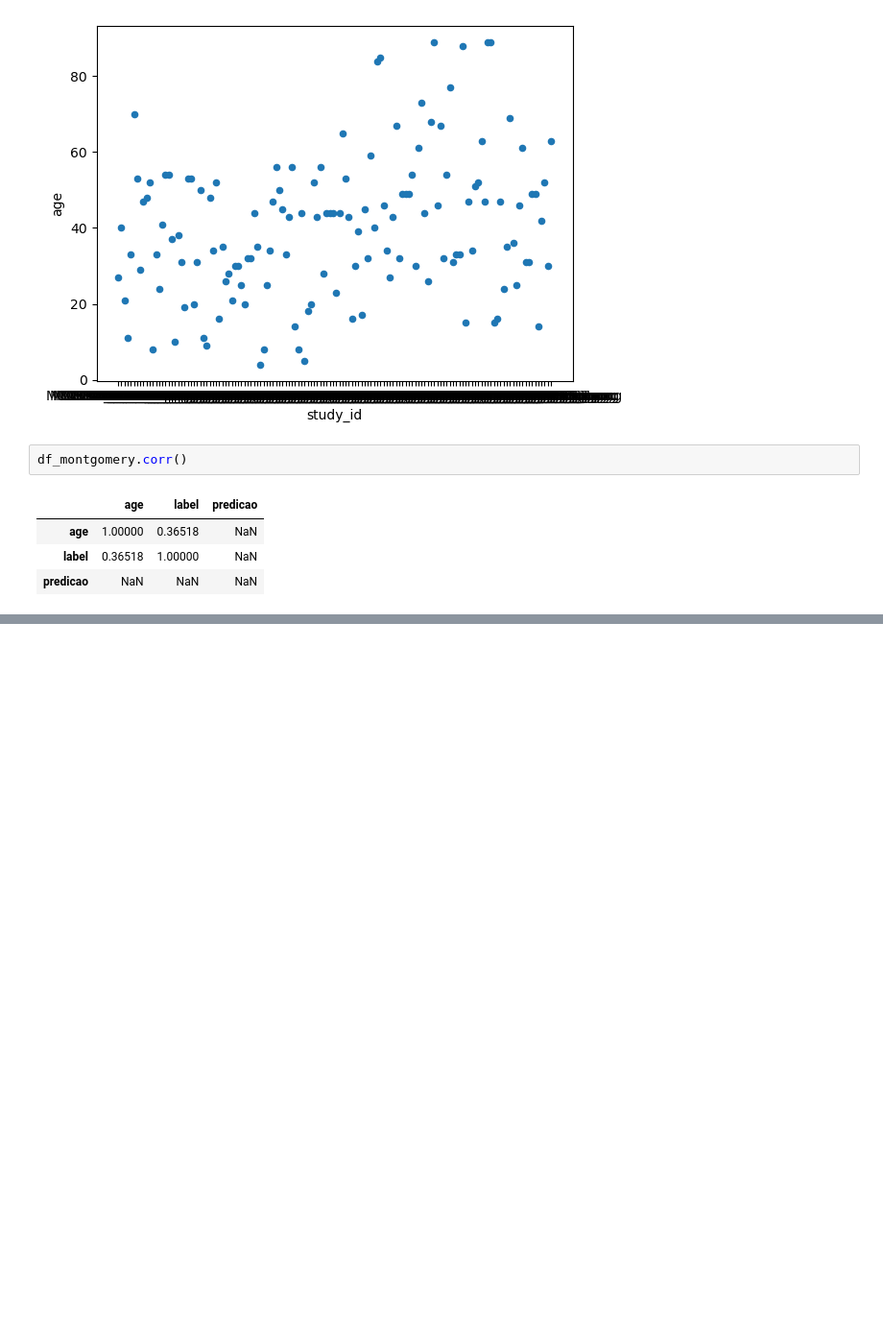
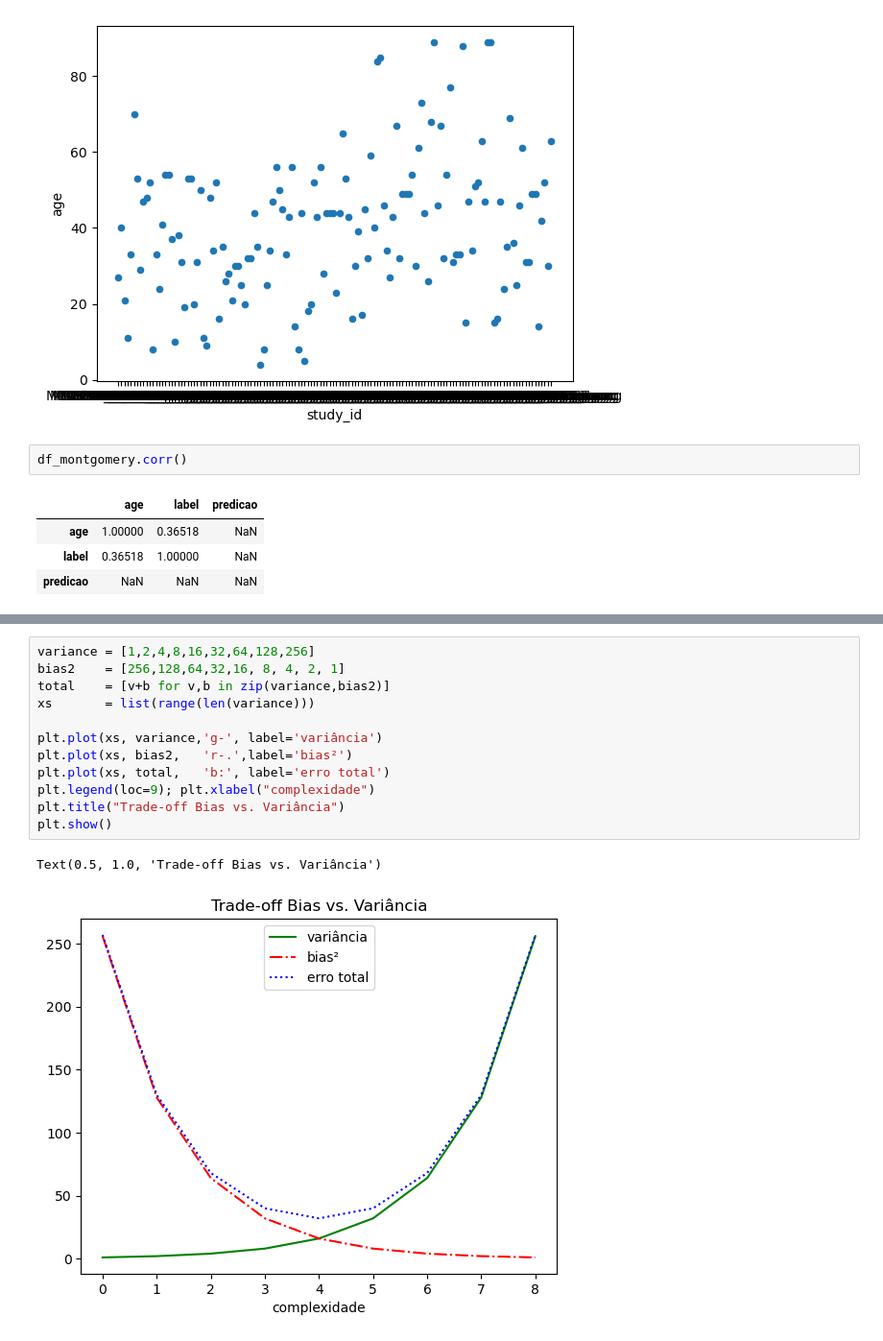
Before and after one commit to guilhermeribeirofag/cd_fag, a Jupyter notebook: teste.ipynb, the cells around one changed output, grey strips where cells are left out. Shown: that part at 96% size. Drawn from its saved outputs; the diff is of its cells as text; blank space fills up the shorter version.

```diff
--- a/teste.ipynb
+++ b/teste.ipynb
@@ -236,0 +261,15 @@ df_montgomery.corr()
+# %%
+variance = [1,2,4,8,16,32,64,128,256]
+bias2    = [256,128,64,32,16, 8, 4, 2, 1]
+total    = [v+b for v,b in zip(variance,bias2)]
+xs       = list(range(len(variance)))
+
+plt.plot(xs, variance,'g-', label='variância')
+plt.plot(xs, bias2,   'r-.',label='bias²')
+plt.plot(xs, total,   'b:', label='erro total')
+plt.legend(loc=9); plt.xlabel("complexidade")
+plt.title("Trade-off Bias vs. Variância")
+plt.show()
+# %% [output]
+Text(0.5, 1.0, 'Trade-off Bias vs. Variância')
+[figure, added]
```
Also changed, not shown: parts of 20 cells of this notebook.
